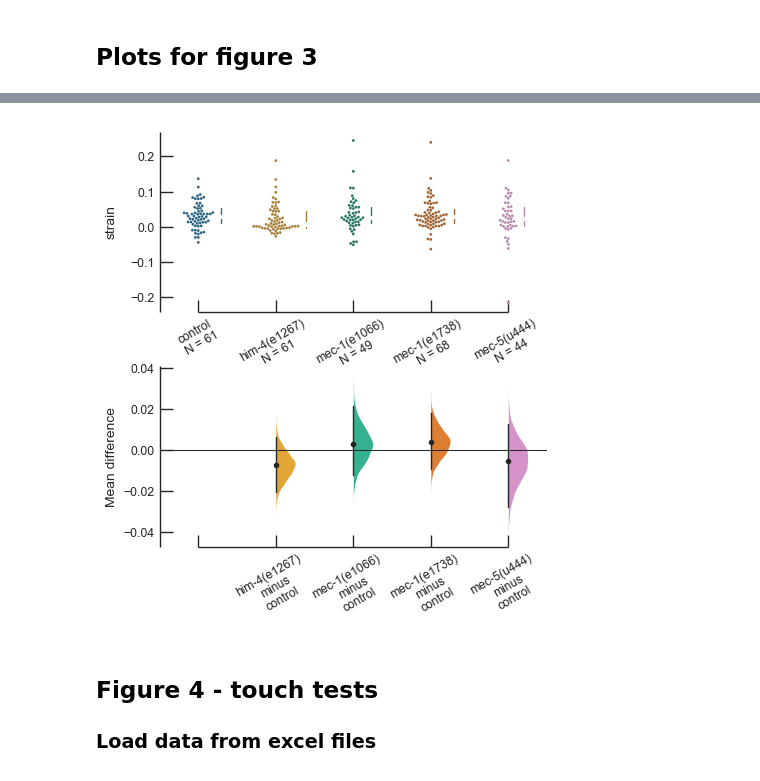
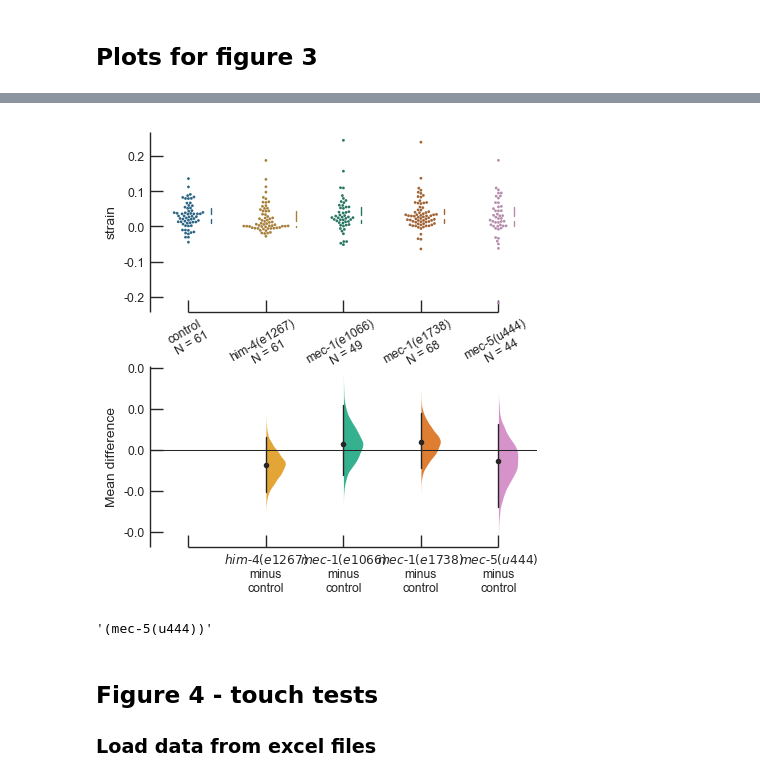
Before and after one commit to anekimken/SSN_ImageAnalysis, a Jupyter notebook: Notebooks/Displacement and Strain Plots.ipynb, the cells around one changed output, grey strips where cells are left out. Cells and saved outputs as stored; diff of their text form; code cells hidden in the pictures.

```diff
--- a/Notebooks/Displacement and Strain Plots.ipynb
+++ b/Notebooks/Displacement and Strain Plots.ipynb
@@ -1705,7 +1713,7 @@ LinregressResult(slope=0.0061228923787366215, intercept=-0.006746008991842595, r
 # %% [markdown]
 ## Plots for figure 3
 # %%
-fig, axes = plt.subplots(nrows=9, ncols=2, figsize=(5,8), constrained_layout=True,
+fig, axes = plt.subplots(nrows=9, ncols=2, figsize=(4.6, 8), constrained_layout=True,
                         gridspec_kw={'width_ratios': [1, 20],
                                      'height_ratios': [1, 1, 0.01, 1, 1, 0.01, 1, 0.01, 1],
                                      'hspace': 0})
@@ -1739,15 +1747,22 @@ for ax_num, genotype in zip(strain_profile_axes, genotypes_to_plot):
                                             (spatial_strain_df['y'] > -100) &
                                             (spatial_strain_df['y'] < 100) &
                                             (spatial_strain_df['genotype'] == genotype)])
-    axes[ax_num, 1].legend([genotype], frameon=False)
-    axes[ax_num, 1].set_yticks([0, 0.05])
-    if ax_num in [0, 3, 4]:
+    if genotype != 'control':
+        my_prop={'style':'italic'}
+    else:
+        my_prop={}
+    axes[ax_num, 1].legend([genotype], frameon=False, prop=my_prop,
+                           bbox_to_anchor=[.8, 1., .2, .2], loc='upper right',)
+    y_labels = [0, 0.05]
+    axes[ax_num, 1].set_yticks(y_labels)
+    axes[ax_num, 1].set_yticklabels([str(label) for label in y_labels])
+    if ax_num in [0, 3]:
         sns.despine(ax=axes[ax_num, 1], bottom=True, offset=None, trim=True)
         axes[ax_num, 1].tick_params(axis='x', which='major', labelsize=2)
         axes[ax_num, 1].get_xaxis().set_visible(False)
     else:
         sns.despine(ax=axes[ax_num, 1], bottom=False, offset=5, trim=True)
-        axes[ax_num, 1].set_xlabel('Distance from center of actuator')
+        axes[ax_num, 1].set_xlabel('distance, y (μm)')
 
     print('done plotting', genotype)
 
@@ -1758,7 +1773,7 @@ sns.lineplot(x='y', y='strain', ax=axes[-1, 1], hue='genotype', legend=None,# ci
                                             (spatial_strain_df['y'] < 100)])
 axes[-1, 1].set_yticks([-0.05, 0, 0.05])
 sns.despine(ax=axes[-1, 1], offset=5, trim=True)
-axes[-1, 1].set_xlabel('Distance from center of actuator');
+axes[-1, 1].set_xlabel('distance, y (μm)');
 
 for ax in axes[:,1]:
     ax.tick_params(axis='both', direction='in', labelsize=9)
@@ -1824,6 +1839,15 @@ done plotting mec-5(u444)
 # %%
 # fig, axes = plt.subplots(nrows=1, ncols=1, figsize=(5, 5)) #constrained_layout=True,
 #                         gridspec_kw={'height_ratios':[3, 1], 'hspace':0.7})
+def italicize_genotypes(axes):
+    labels = [label.get_text() for label in axes.get_xticklabels()]
+    for label, i  in zip(labels, range(len(labels))):
+        for genotype in genotypes_to_plot:
+            if 'control' not in genotype:
+                if genotype in label:
+                    labels[i] = '$\textit{' + genotype + '}$' + labels[i].split(')')[1]
+    axes.set_xticklabels(labels)
+    print(labels)
 
 strain_est_plot_data = dabest.load(central_mito_pair_df, x='genotype', y='strain',
                                    idx=('control', 'him-4(e1267)', 'mec-1(e1066)',
@@ -1837,11 +1861,20 @@ fig = strain_est_plot_data.mean_diff.plot(raw_marker_size=2, es_marker_size=3,
 labels=fig.axes[0].get_xticklabels()
 fig.axes[0].set_xticklabels(labels, rotation=30, horizontalalignment='center')
 fig.axes[0].tick_params(axis='both', direction='in', size=9)
+y_labels = fig.axes[0].get_yticks()
+y_labels = [str(round(label, 1)) for label in y_labels]
+fig.axes[0].set_yticklabels(y_labels)
 
 labels=fig.axes[1].get_xticklabels()
 fig.axes[1].set_xticklabels(labels, rotation=30, horizontalalignment='center')
 fig.axes[1].tick_params(axis='both', direction='in', size=9)
+y_labels = fig.axes[1].get_yticks()
+y_labels = [str(round(label, 1)) for label in y_labels]
+fig.axes[1].set_yticklabels(y_labels)
+# x_labels = ['', '$\it{him}$-$\it{4(e1267)}$\nminus\ncontrol', '$\it{mec}$-$\it{1(e1066)}$\nminus\ncontrol', '$\it{mec}$-$\it{1(e1738)}$\nminus\ncontrol', '$\it{mec}$-$\it{5(u444)}$\nminus\ncontrol']
+# fig.axes[1].set_xticklabels(x_labels)
 
+# italicize_genotypes(fig.axes[1])
 
 # position = fig.axes[1].get_position()
 # position.y1 += 0.02
@@ -1850,34 +1883,39 @@ fig.axes[1].tick_params(axis='both', direction='in', size=9)
 # for this_strain in worm_strains:
 #     sns.regplot(x='max_dist', y='strain', ax=axes[1], x_ci=None, ci=None, # hue='genotype',
 #                 scatter_kws={'s':2}, truncate=True,
 #                 data=central_mito_pair_df.loc[central_mito_pair_df['worm_strain'] == this_strain])
 # axes[1].set_ylim(-0.1, 0.2)
 # axes[1].set_yticks([-0.2, -0.1, 0, 0.1, 0.2])
 # sns.despine(ax=axes[1], offset=10, trim=True)
 
 # axes[1].set_xlabel('Neuronal displacement (um)')
 # axes[1].set_ylabel('Strain at actuator')
 
 # print(axes[1].get_position())
 # for ax in fig.axes:
 #     position = ax.get_position()
 #     position.x0 += 0.05
 #     ax.set_position(position)
 # fig.text(x=0, y=0.92, s='A', weight='bold', va='top')
 # fig.text(x=0, y=axes[1].get_position().y1+0.05, s='B', weight='bold', va='bottom')
 
 fig.align_ylabels()
 fig.subplots_adjust(bottom=0.16, top=0.99)
 fig.savefig(fig_save_dir + 'est_plot_with_strain.pdf')
 
 strain_est_plot_data.mean_diff.statistical_tests
 # %% [output]
 |  | control | test | control_N | test_N | effect_size | is_paired | difference | ci | bca_low | bca_high | ... |
 | 0 | control | him-4(e1267) | 61 | 61 | mean difference | False | -0.007249 | 95 | -0.020254 | 0.006579 | ... |
 | 1 | control | mec-1(e1066) | 61 | 49 | mean difference | False | 0.003155 | 95 | -0.012036 | 0.021789 | ... |
 | 2 | control | mec-1(e1738) | 61 | 68 | mean difference | False | 0.003878 | 95 | -0.008884 | 0.018272 | ... |
 | 3 | control | mec-5(u444) | 61 | 44 | mean difference | False | -0.005328 | 95 | -0.027749 | 0.012594 | ... |
-[figure, old version]
+[figure, new version]
+# %%
+# italicize_genotypes(fig.axes[1])
+r'({})'.format(genotype)
+# %% [output]
+'(mec-5(u444))'
 # %%
 # fig, axes = plt.subplots(3, 2, figsize=(5, 7.5), constrained_layout=True,
 #                         gridspec_kw={'width_ratios':[1, 20], 'height_ratios':[1, 2, 1], 'hspace':0.5})
```
Also changed, not shown: parts of 8 cells of this notebook.
